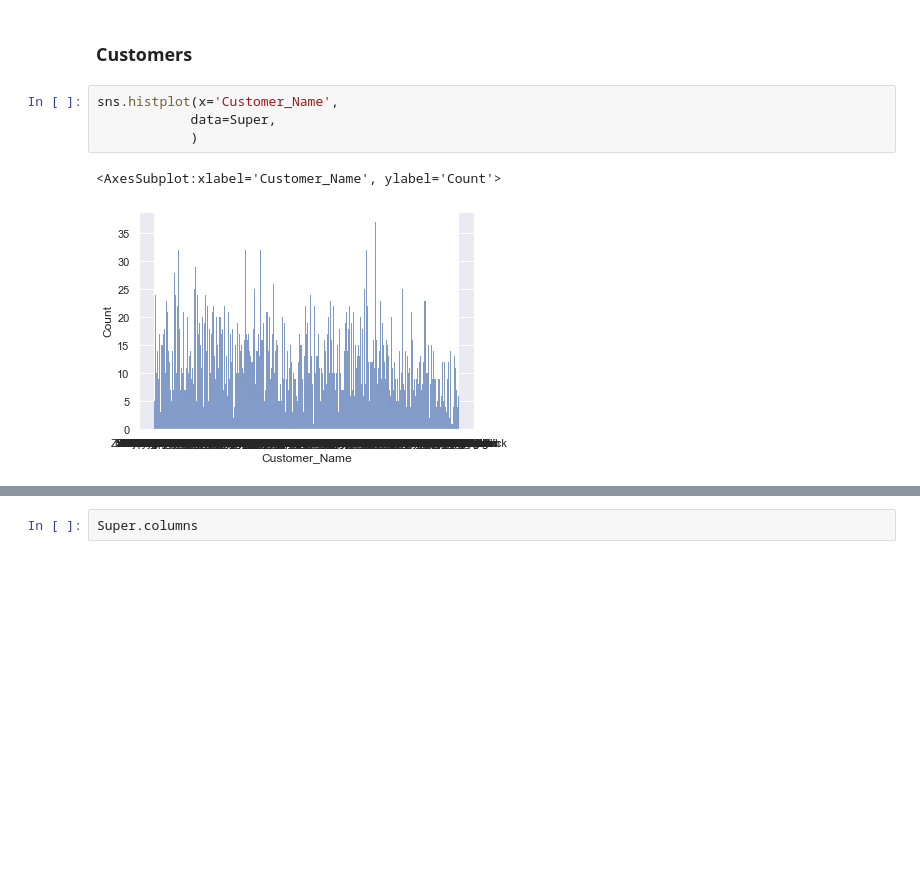
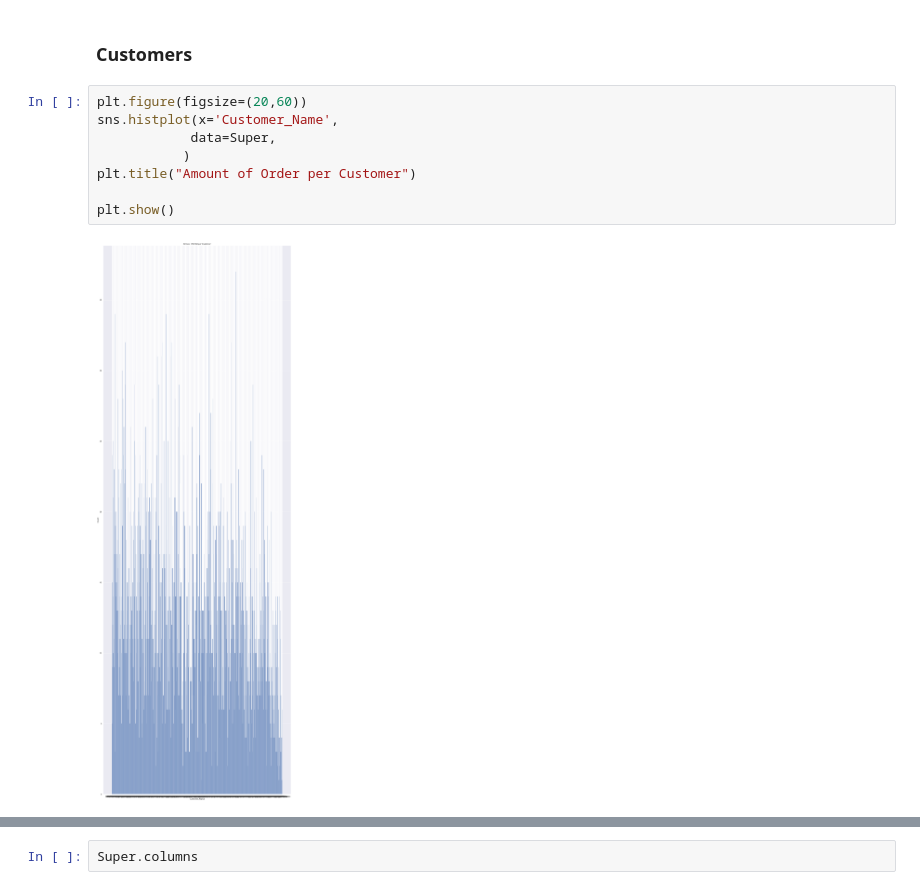
Before and after one commit to McKenzeeMasters/TP1_HG_MM, a Jupyter notebook: TP1_HG_MM.ipynb, the cells around one changed output, grey strips where cells are left out. Drawn from its saved outputs; the diff is of its cells as text; blank space fills up the shorter version.

```diff
--- a/TP1_HG_MM.ipynb
+++ b/TP1_HG_MM.ipynb
@@ -412,12 +414,15 @@ plt.show()
 # %% [markdown]
 ### Customers
 # %%
+plt.figure(figsize=(20,60))
 sns.histplot(x='Customer_Name',
             data=Super,
-            )
+           )
+plt.title("Amount of Order per Customer")
+
+plt.show()
 # %% [output]
-<AxesSubplot:xlabel='Customer_Name', ylabel='Count'>
-[figure, old version]
+[figure, new version]
 # %%
 sns.lineplot(x='Quantity',
             y='State',
```
Also changed, not shown: parts of 12 cells of this notebook.
